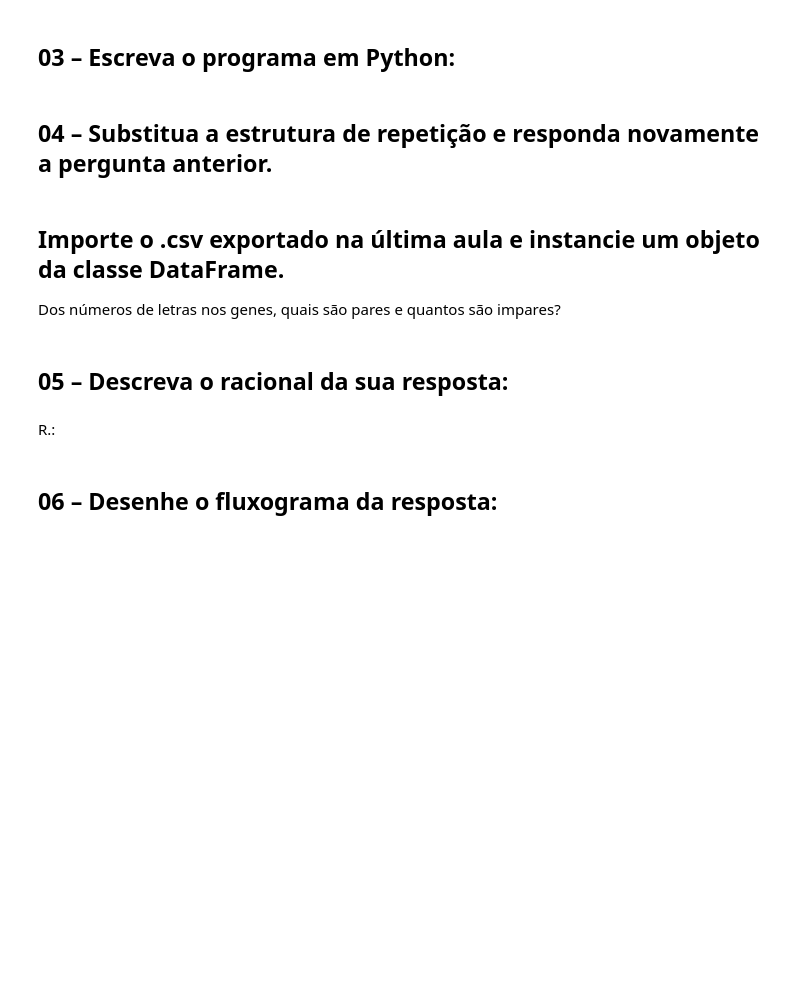
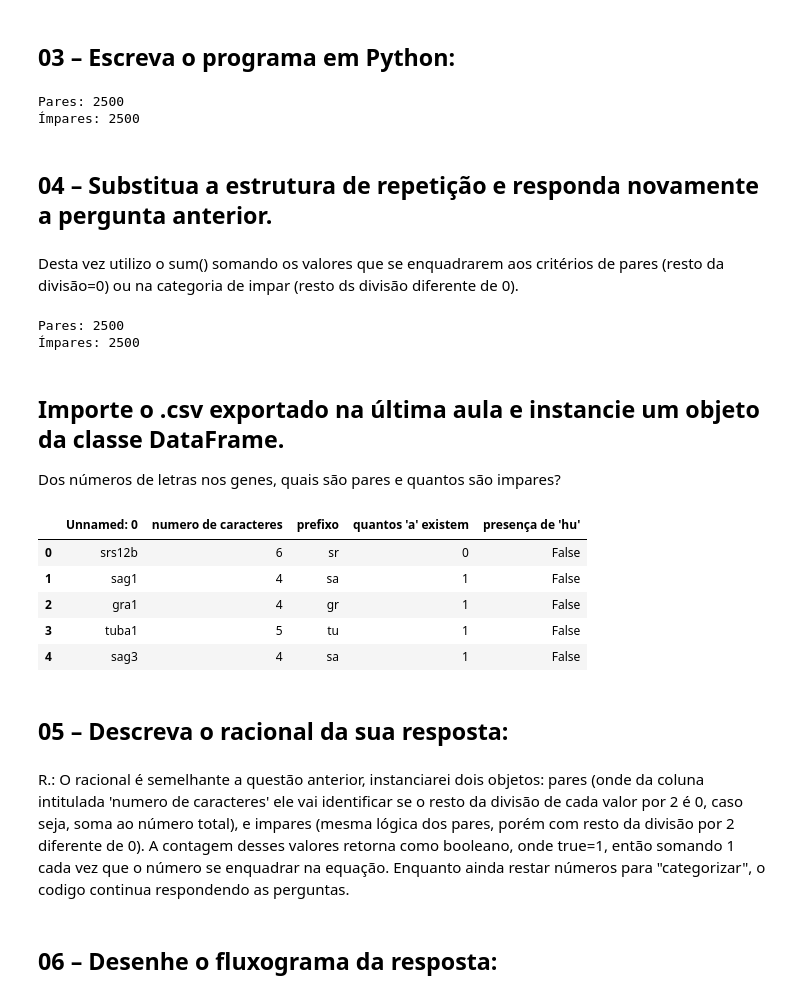
Before and after one commit to tveigaferreira-hue/python-disciplina, a Jupyter notebook: Exercícios/11-Estruturas_repetição_2026-03-26.ipynb, the cells around one changed output. Saved outputs shown, nothing was run; the diff lists cells and outputs as text; code cells hidden in the pictures; blank space fills up the shorter version.

```diff
--- a/Exercícios/11-Estruturas_repetição_2026-03-26.ipynb
+++ b/Exercícios/11-Estruturas_repetição_2026-03-26.ipynb
@@ -16,12 +18,44 @@ questao1 = list[]
+# %%
+pares = sum(1 for n in lista_questao1 if n % 2 == 0)
+impares = sum(1 for n in lista_questao1 if n % 2 != 0)
+
+print("Pares:", pares)
+print("Ímpares:", impares)
+# %% [output]
+Pares: 2500
+Ímpares: 2500
 # %% [markdown]
 ## 04 – Substitua a estrutura de repetição e responda novamente a pergunta anterior.
+# %% [markdown]
+Desta vez utilizo o sum() somando os valores que se enquadrarem aos critérios de pares (resto da divisão=0) ou na categoria de impar (resto ds divisão diferente de 0).
+# %%
+pares = sum(1 for n in lista_questao1 if n % 2 == 0)
+impares = sum(1 for n in lista_questao1 if n % 2 != 0)
+
+print("Pares:", pares)
+print("Ímpares:", impares)
+# %% [output]
+Pares: 2500
+Ímpares: 2500
 # %% [markdown]
 ## Importe o .csv exportado na última aula e instancie um objeto da classe DataFrame.
 
 Dos números de letras nos genes, quais são pares e quantos são impares?
+# %%
+import pandas as pd
+genes0607 = pd.read_csv('genes0607.csv')
+genes0607 = genes0607.rename(columns={'2 primeiros caracteres': 'prefixo'})
+genes0607
+# %% [output]
+|  | Unnamed: 0 | numero de caracteres | prefixo | quantos 'a' existem | presença de 'hu' |
+| 0 | srs12b | 6 | sr | 0 | False |
+| 1 | sag1 | 4 | sa | 1 | False |
+| 2 | gra1 | 4 | gr | 1 | False |
+| 3 | tuba1 | 5 | tu | 1 | False |
+| 4 | sag3 | 4 | sa | 1 | False |
 # %% [markdown]
 ## 05 – Descreva o racional da sua resposta:
 # %% [markdown]
-R.:
+R.: O racional é semelhante a questão anterior, instanciarei dois objetos: pares (onde da coluna intitulada 'numero de caracteres' ele vai identificar se o resto da divisão de cada valor por 2 é 0, caso seja, soma ao número total), e impares (mesma lógica dos pares, porém com resto da divisão por 2 diferente de 0). A contagem desses valores retorna como booleano, onde true=1, então somando 1 cada vez que o número se enquadrar na equação. Enquanto ainda restar números para "categorizar", o codigo continua respondendo as perguntas.
 # %% [markdown]
 ## 06 – Desenhe o fluxograma da resposta:
```
Also changed, not shown: parts of 14 cells of this notebook, 1 other file.
